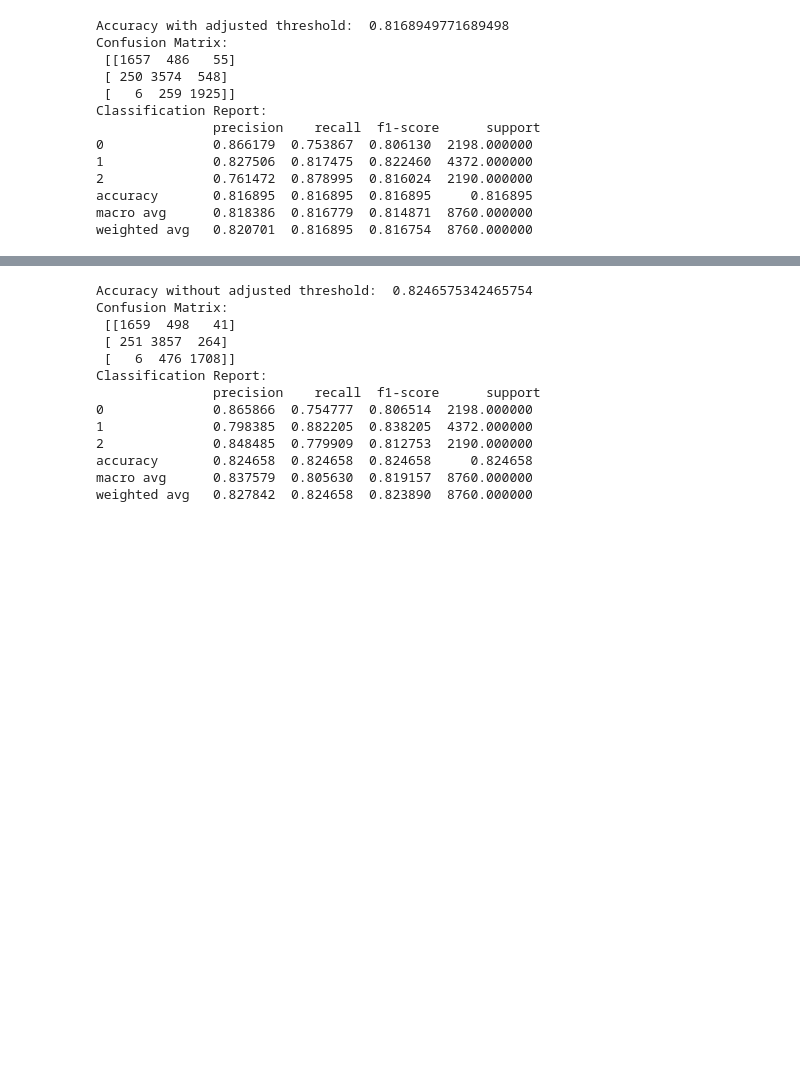
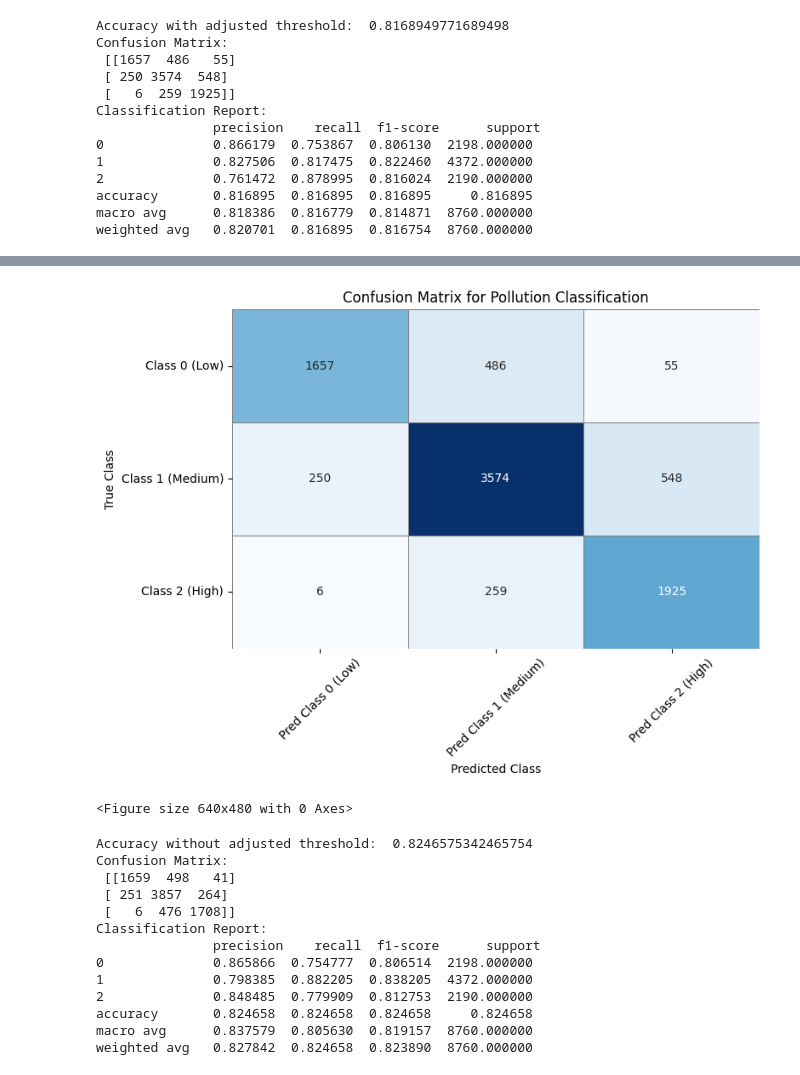
Before and after one commit to davidedalce/Air-Quality-Forecast, a Jupyter notebook: notebooks/EDA.ipynb, the cells around one changed output, grey strips where cells are left out. Drawn from its saved outputs; the diff is of its cells as text; code cells hidden in the pictures; blank space fills up the shorter version.

```diff
--- a/notebooks/EDA.ipynb
+++ b/notebooks/EDA.ipynb
@@ -1365,3 +1460,40 @@ weighted avg   0.820701  0.816895  0.816754  8760.000000
+# %%
+import seaborn as sns
+import matplotlib.pyplot as plt
+from sklearn.metrics import confusion_matrix
+import pandas as pd
+
+# Assuming 'y_test' are the true labels and 'y_pred_class_thresholded' are the predicted labels
+# You can use 'y_pred_class_thresholded' based on the adjusted threshold
+
+# Compute confusion matrix
+conf_matrix = confusion_matrix(y_test, y_pred_class_thresholded)
+
+# Create a dataframe for better visualization
+conf_matrix_df = pd.DataFrame(conf_matrix,
+                               index=["Class 0 (Low)", "Class 1 (Medium)", "Class 2 (High)"],
+                               columns=["Pred Class 0 (Low)", "Pred Class 1 (Medium)", "Pred Class 2 (High)"])
+
+# Plot the confusion matrix using seaborn heatmap
+plt.figure(figsize=(8, 6))
+sns.heatmap(conf_matrix_df, annot=True, fmt="d", cmap="Blues", cbar=False, linewidths=0.5, linecolor='gray')
+
+# Add labels and title
+plt.title('Confusion Matrix for Pollution Classification')
+plt.xlabel('Predicted Class')
+plt.ylabel('True Class')
+plt.xticks(rotation=45)
+plt.yticks(rotation=0)
+plt.tight_layout()
+
+# Show plot
+plt.show()
+
+# Optionally, save the confusion matrix as an image
+plt.savefig("confusion_matrix.png", format="png")
+# %% [output]
+[figure, added]
+<Figure size 640x480 with 0 Axes>
 # %%
 from sklearn.ensemble import RandomForestClassifier
 from sklearn.model_selection import train_test_split
```
Also changed, not shown: parts of 4 cells of this notebook.
